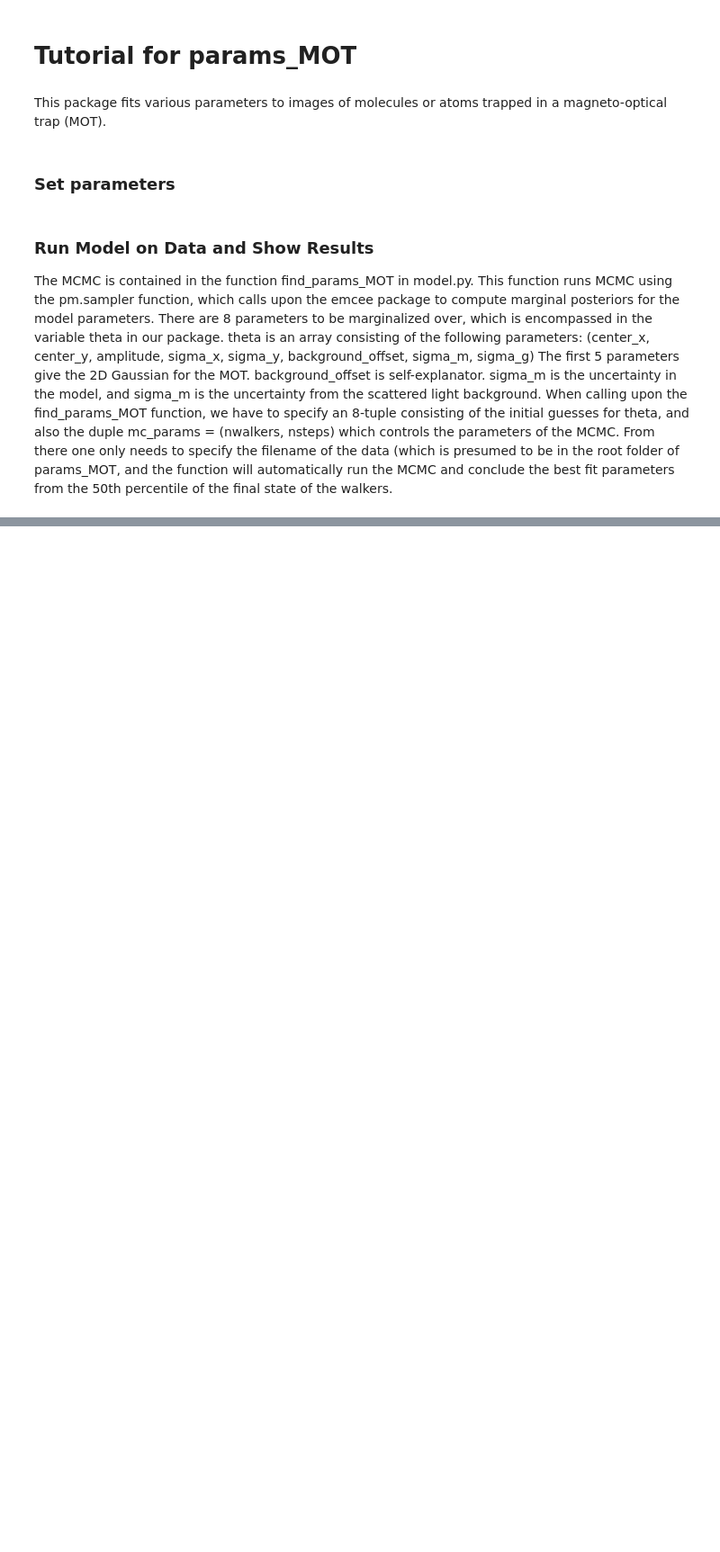
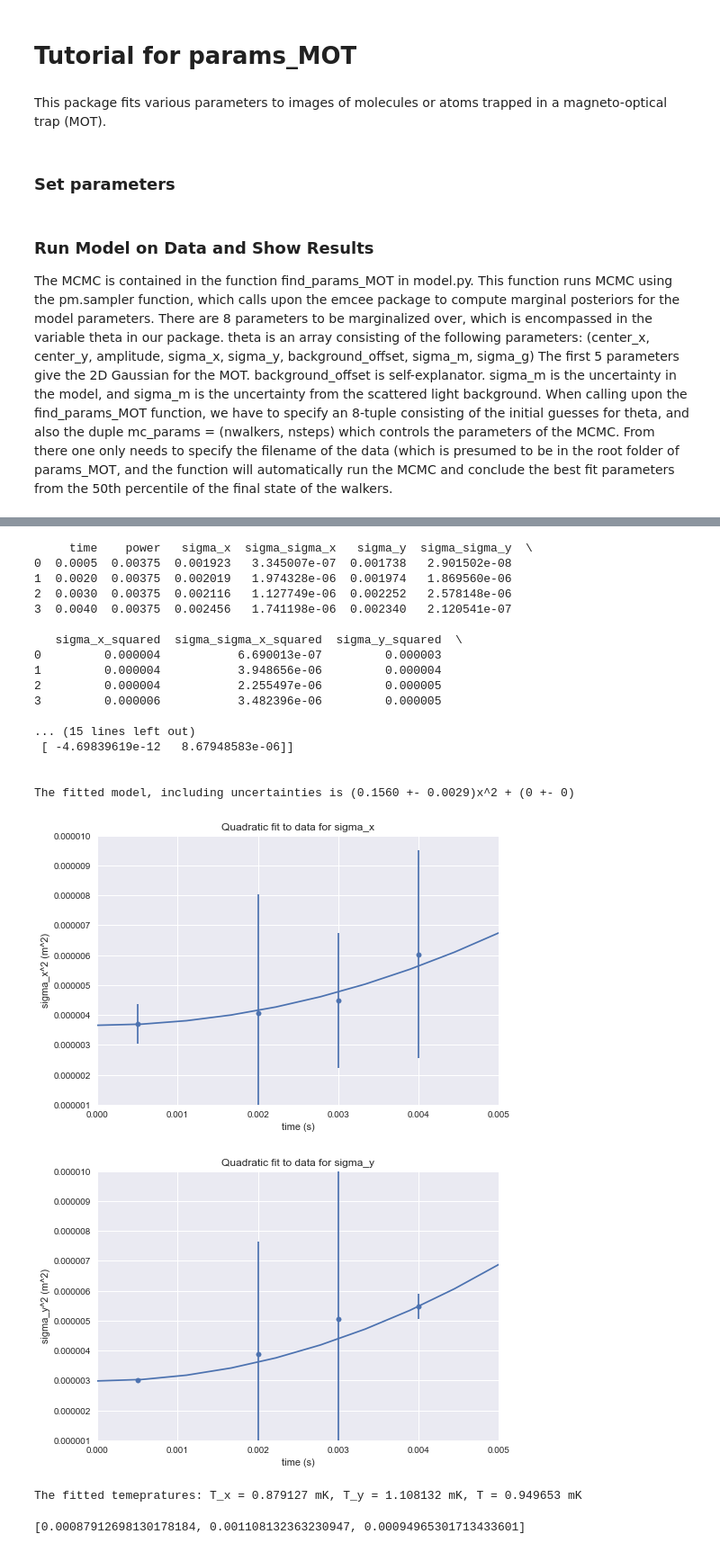
Before and after one commit to phys201/params_MOT, a Jupyter notebook: Tutorial.ipynb, the cells around one changed output, grey strips where cells are left out. Shown at 90% size. Drawn from its saved outputs; the diff is of its cells as text; code cells hidden in the pictures; blank space fills up the shorter version.

```diff
--- a/Tutorial.ipynb
+++ b/Tutorial.ipynb
@@ -49,0 +59,9 @@ Emcee sampler setup finished. Running MCMC...
+# %%
+# Get the data files
+#(NOTE: this works if you have a folder called "data" one step up from the main repo folder; the data folder is not uploaded on GitHub)
+data_path = '../data'
+data_files = [f for f in os.listdir(data_path) if (os.path.isfile(os.path.join(data_path, f)) and f.split('.')[-1] == 'csv')]
+print(data_files)
+
+# Run sampler on all data files
+q = find_params_MOTs(data_files, 50, mc_params, initial_guess, supressMessages = True)
@@ -49,0 +77,24 @@ Emcee sampler setup finished. Running MCMC...
+# %%
+pm.find_MOT_temp (q, pixel_distance_ratio = 0.4*10**(-3), time_conversion_ratio = 10**(-3), max_power = 60*10**(-3), supressMessages = False)
+# %% [output]
+     time    power   sigma_x  sigma_sigma_x   sigma_y  sigma_sigma_y  \
+0  0.0005  0.00375  0.001923   3.345007e-07  0.001738   2.901502e-08
+1  0.0020  0.00375  0.002019   1.974328e-06  0.001974   1.869560e-06
+2  0.0030  0.00375  0.002116   1.127749e-06  0.002252   2.578148e-06
+3  0.0040  0.00375  0.002456   1.741198e-06  0.002340   2.120541e-07
+
+   sigma_x_squared  sigma_sigma_x_squared  sigma_y_squared  \
+0         0.000004           6.690013e-07         0.000003
+1         0.000004           3.948656e-06         0.000004
+2         0.000004           2.255497e-06         0.000005
+3         0.000006           3.482396e-06         0.000005
+
+... (15 lines left out)
+ [ -4.69839619e-12   8.67948583e-06]]
+
+
+The fitted model, including uncertainties is (0.1560 +- 0.0029)x^2 + (0 +- 0)
+[figure, added]
+[figure, added]
+The fitted temepratures: T_x = 0.879127 mK, T_y = 1.108132 mK, T = 0.949653 mK
+[0.00087912698130178184, 0.001108132363230947, 0.00094965301713433601]
```
Also changed, not shown: parts of 6 cells of this notebook, 6 other files.
